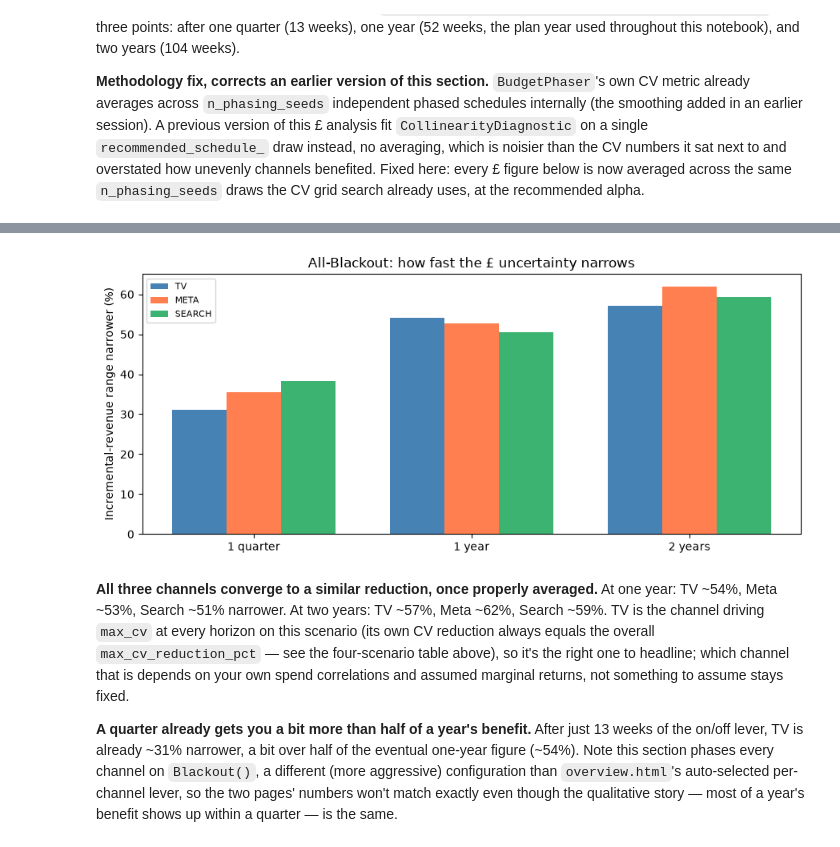
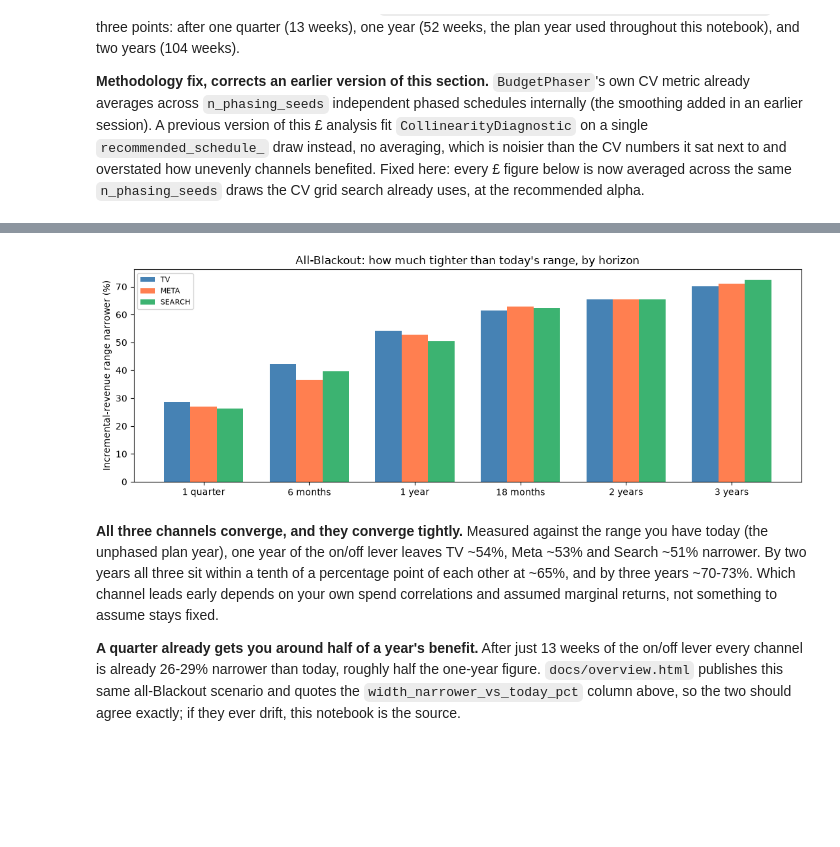
Before and after one commit to raz1470/how_wrong_is_your_mmm, a Jupyter notebook: notebooks/02_phaser_walkthrough.ipynb, the cells around one changed output, grey strips where cells are left out. Cells and saved outputs as stored; diff of their text form; code cells hidden in the pictures; blank space fills up the shorter version.

```diff
--- a/notebooks/02_phaser_walkthrough.ipynb
+++ b/notebooks/02_phaser_walkthrough.ipynb
@@ -737,8 +817,17 @@ def blackout_impact(n_plan, plan_seed=1):
     return base_bounds, phased_bounds, alpha
 
 
+horizons = [
+    (13, "1 quarter"),
+    (26, "6 months"),
+    (52, "1 year"),
+    (78, "18 months"),
+    (104, "2 years"),
+    (156, "3 years"),
+]
+
 impact_rows = []
-for n_plan, label in [(13, "1 quarter"), (52, "1 year"), (104, "2 years")]:
+for n_plan, label in horizons:
     base_bounds, phased_bounds, alpha = blackout_impact(n_plan)
     for ch in plan.columns:
         b_p10, b_p90 = base_bounds[ch]
@@ -746,6 +835,7 @@ for n_plan, label in [(13, "1 quarter"), (52, "1 year"), (104, "2 years")]:
         impact_rows.append(
             {
                 "period": label,
+                "weeks": n_plan,
                 "channel": ch,
                 "alpha": alpha,
                 "base_p10": b_p10,
@@ -759,5 +849,28 @@ for n_plan, label in [(13, "1 quarter"), (52, "1 year"), (104, "2 years")]:
         )
 
 impact_df = pd.DataFrame(impact_rows)
-print(impact_df.round(3).to_string(index=False))
+
+# Two questions, two baselines, and mixing them up is an easy mistake to make:
+#   width_narrower_pct          - against THIS horizon's own unphased baseline.
+#                                 "How much does phasing buy me at this horizon?"
+#   width_narrower_vs_today_pct - against the plan-year (52-week) unphased
+#                                 baseline, i.e. the range you actually have
+#                                 today. This is the column docs/overview.html
+#                                 quotes, because its Impact chart draws a
+#                                 single "today" bar that every phased bar is
+#                                 read against. Quoting the other column next
+#                                 to those bars makes the text disagree with
+#                                 the picture.
+today_width = impact_df[impact_df["period"] == "1 year"].set_index("channel")
+today_width = today_width["base_p90"] - today_width["base_p10"]
+tw = today_width.reindex(impact_df["channel"]).to_numpy()
+impact_df["width_narrower_vs_today_pct"] = (
+    100 * (tw - (impact_df["phased_p90"] - impact_df["phased_p10"])) / tw
+)
+
+print(
+    impact_df.drop(columns=["alpha"])
+    .round(3)
+    .to_string(index=False)
+)
 # %% [output]
@@ -774,34 +896,34 @@ print(impact_df.round(3).to_string(index=False))
 # %%
-fig, ax = plt.subplots(figsize=(9, 4))
-periods = ["1 quarter", "1 year", "2 years"]
+fig, ax = plt.subplots(figsize=(11, 4))
+periods = [label for _, label in horizons]
 bar_width = 0.25
 x = np.arange(len(periods))
 
 for i, ch in enumerate(plan.columns):
     vals = [
         impact_df[(impact_df["period"] == p) & (impact_df["channel"] == ch)][
-            "width_narrower_pct"
+            "width_narrower_vs_today_pct"
         ].iloc[0]
         for p in periods
     ]
     ax.bar(
         x + i * bar_width,
         vals,
         width=bar_width,
         color=channel_colors[ch],
         label=ch.upper(),
     )
 
 ax.set_xticks(x + bar_width)
 ax.set_xticklabels(periods)
 ax.set_ylabel("Incremental-revenue range narrower (%)")
-ax.set_title("All-Blackout: how fast the £ uncertainty narrows")
+ax.set_title("All-Blackout: how much tighter than today's range, by horizon")
 ax.legend(fontsize=8)
 plt.tight_layout()
 plt.show()
 # %% [output]
-[figure, old version]
+[figure, new version]
 # %% [markdown]
-**All three channels converge to a similar reduction, once properly averaged.** At one year: TV ~54%, Meta ~53%, Search ~51% narrower. At two years: TV ~57%, Meta ~62%, Search ~59%. TV is the channel driving `max_cv` at every horizon on this scenario (its own CV reduction always equals the overall `max_cv_reduction_pct` — see the four-scenario table above), so it's the right one to headline; which channel that is depends on your own spend correlations and assumed marginal returns, not something to assume stays fixed.
+**All three channels converge, and they converge tightly.** Measured against the range you have today (the unphased plan year), one year of the on/off lever leaves TV ~54%, Meta ~53% and Search ~51% narrower. By two years all three sit within a tenth of a percentage point of each other at ~65%, and by three years ~70-73%. Which channel leads early depends on your own spend correlations and assumed marginal returns, not something to assume stays fixed.
 
-**A quarter already gets you a bit more than half of a year's benefit.** After just 13 weeks of the on/off lever, TV is already ~31% narrower, a bit over half of the eventual one-year figure (~54%). Note this section phases every channel on `Blackout()`, a different (more aggressive) configuration than `overview.html`'s auto-selected per-channel lever, so the two pages' numbers won't match exactly even though the qualitative story — most of a year's benefit shows up within a quarter — is the same.
+**A quarter already gets you around half of a year's benefit.** After just 13 weeks of the on/off lever every channel is already 26-29% narrower than today, roughly half the one-year figure. `docs/overview.html` publishes this same all-Blackout scenario and quotes the `width_narrower_vs_today_pct` column above, so the two should agree exactly; if they ever drift, this notebook is the source.
```
Also changed, not shown: parts of 5 cells of this notebook, 1 other file.
